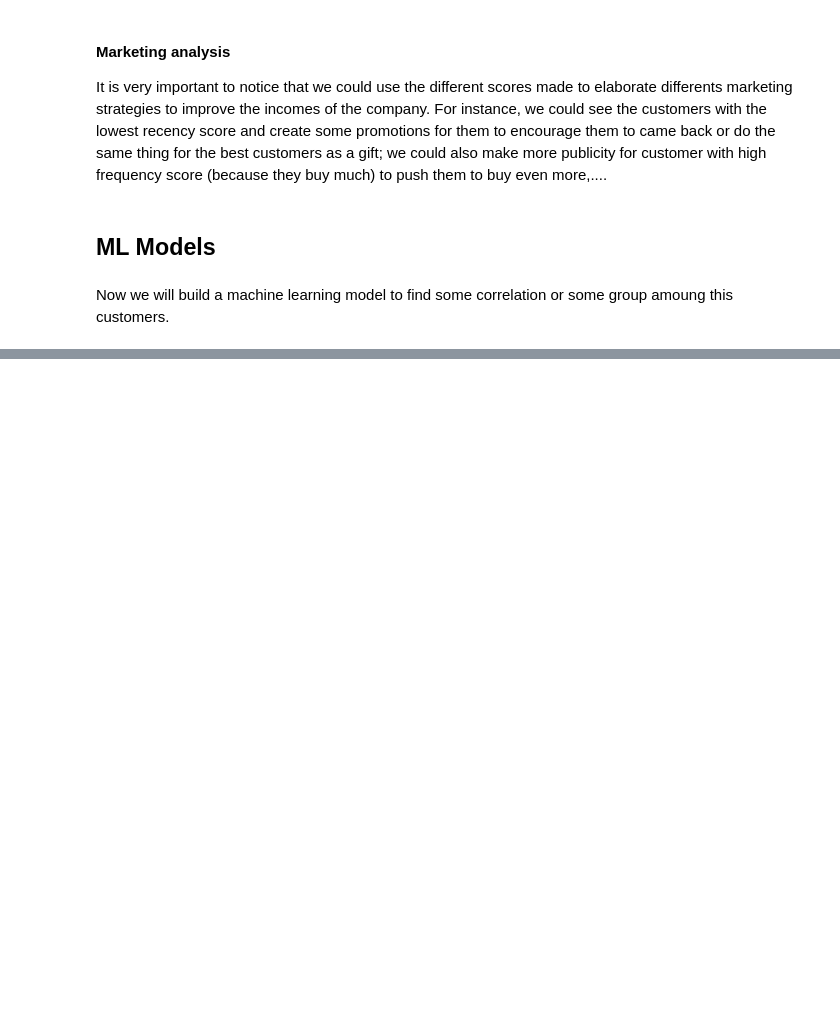
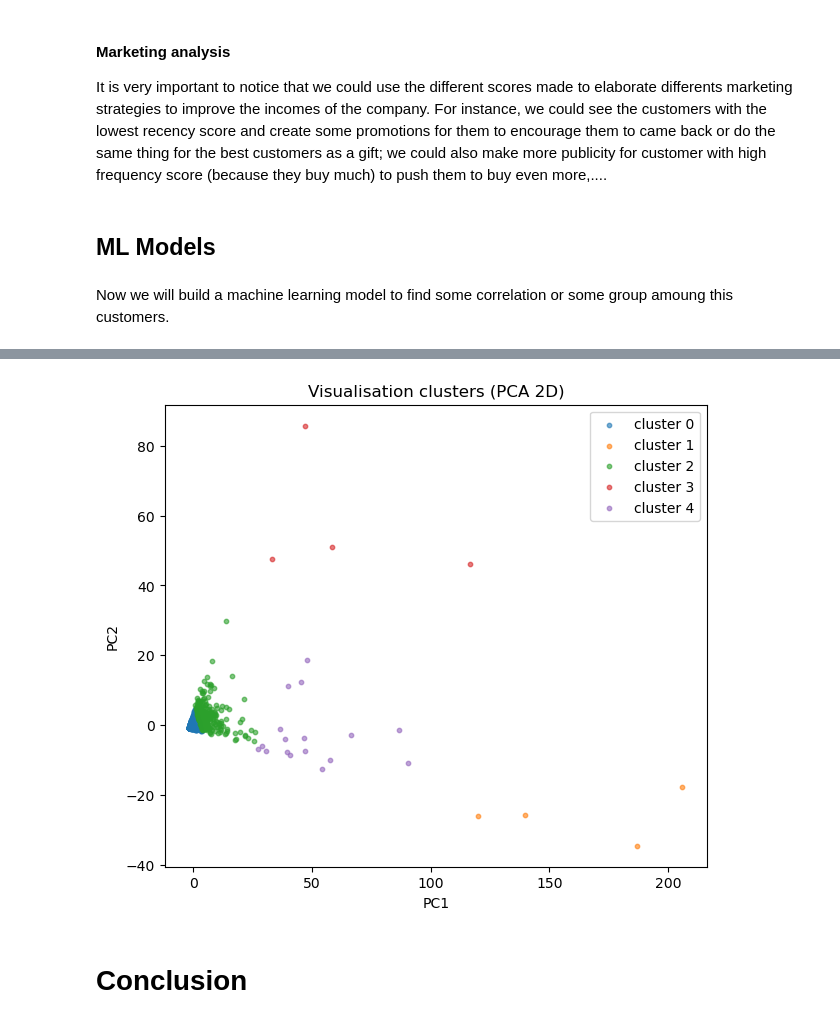
Before and after one commit to ChristianBOSSE361/Artificial_Intelligence, a Jupyter notebook: MachineLearning/Customer_Classification/projet5.ipynb, the cells around one changed output, grey strips where cells are left out. Saved outputs shown, nothing was run; the diff lists cells and outputs as text; code cells hidden in the pictures; blank space fills up the shorter version.

```diff
--- a/MachineLearning/Customer_Classification/projet5.ipynb
+++ b/MachineLearning/Customer_Classification/projet5.ipynb
@@ -354,0 +376,18 @@ print(km_model.labels_)
+# %%
+#Building model
+best_k=5
+
+#Training the model
+km_model=KMeans(n_clusters=best_k,random_state=42, n_init=50)
+labels=km_model.fit_predict(X)
+
+#Adding the clusters
+rfm["Cluster"]=labels
+print("RFM:\n",rfm.head(20))
+
+#Data frame for the centers
+centers_scaled=km_model.cluster_centers_ # centers scaled
+centers=scaler.inverse_transform(centers_scaled) #original centers
+centers=pd.DataFrame(centers,columns=["Recency","Frequency","Monetary"])
+centers["Cluster"]=range(best_k)
+print("Data frame of centers:\n",centers)
@@ -354,0 +480,17 @@ print(km_model.labels_)
+# %%
+from sklearn.decomposition import PCA
+pca = PCA(n_components=2, random_state=42)
+X_pca = pca.fit_transform(X)
+
+plt.figure(figsize=(7,6))
+for c in range(best_k):
+    mask = labels == c
+    plt.scatter(X_pca[mask,0], X_pca[mask,1], s=10, alpha=0.6, label=f'cluster {c}')
+plt.legend()
+plt.title('Visualisation clusters (PCA 2D)')
+plt.xlabel('PC1'); plt.ylabel('PC2')
+plt.show()
+# %% [output]
+[figure, added]
+# %% [markdown]
+# Conclusion
```
Also changed, not shown: parts of 9 cells of this notebook.
